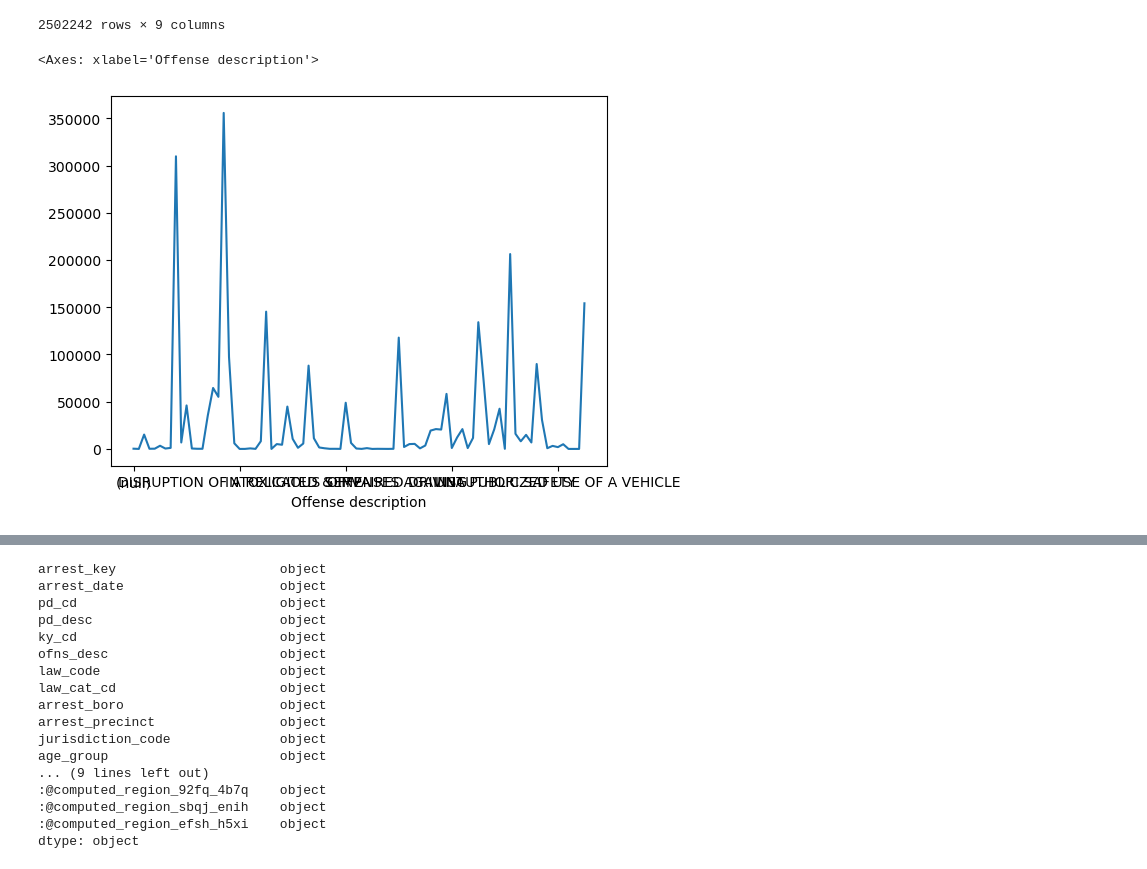
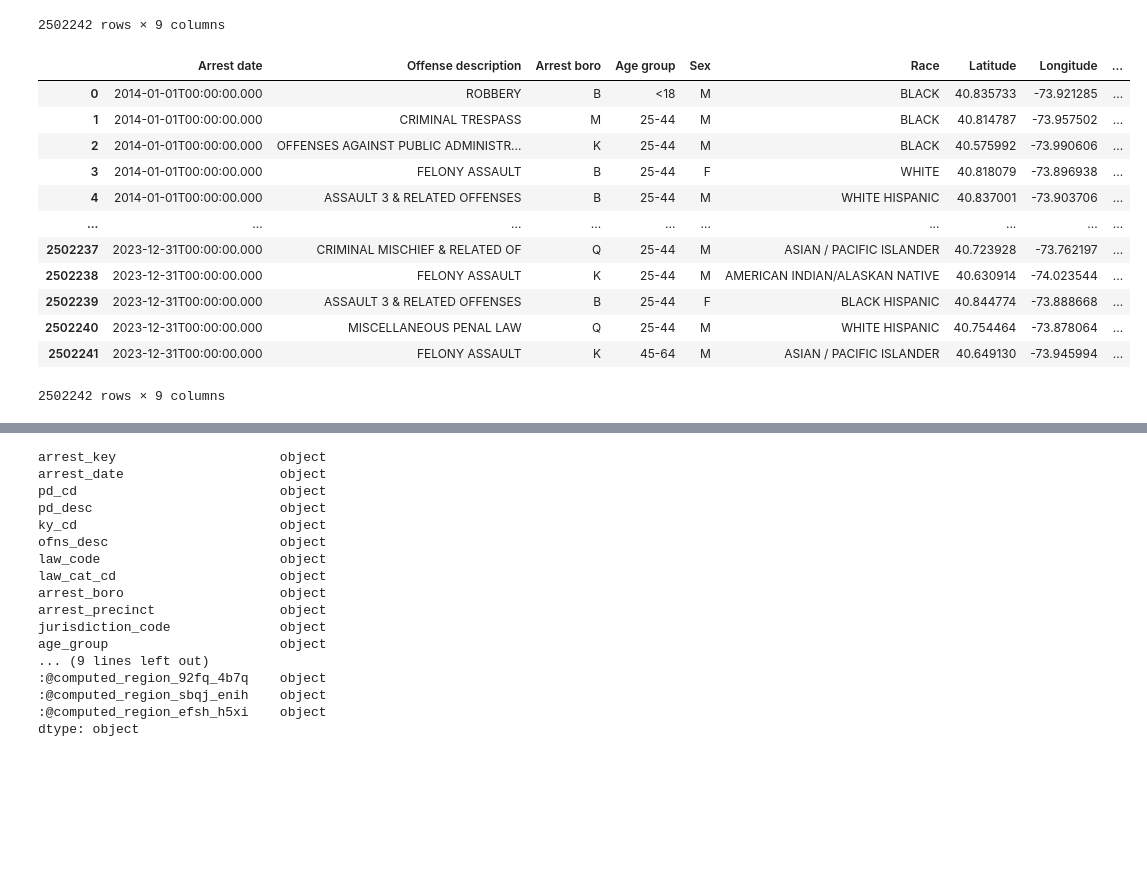
Before and after one commit to amos6224/group5-project1, a Jupyter notebook: group5-project1.ipynb, the cells around one changed output, grey strips where cells are left out. Cells and saved outputs as stored; diff of their text form; code cells hidden in the pictures; blank space fills up the shorter version.

```diff
--- a/group5-project1.ipynb
+++ b/group5-project1.ipynb
@@ -114,9 +114,3 @@ historical_df
 | 2502240 | 2023-12-31T00:00:00.000 | MISCELLANEOUS PENAL LAW | Q | 25-44 | M | WHITE HISPANIC | 40.754464 | -73.878064 | ... |
 | 2502241 | 2023-12-31T00:00:00.000 | FELONY ASSAULT | K | 45-64 | M | ASIAN / PACIFIC ISLANDER | 40.64913 | -73.945994 | ... |
 2502242 rows × 9 columns
-# %%
-grouped_sex_offence_2023 = historical_df.groupby('Offense description').size()
-grouped_sex_offence_2023.plot()
-# %% [output]
-<Axes: xlabel='Offense description'>
-[figure, removed]
@@ -122,0 +120,17 @@ grouped_sex_offence_2023.plot()
+# %%
+historical_df_from_file = pd.read_csv("./output/2023_data.csv")
+historical_df_from_file
+# %% [output]
+|  | Arrest date | Offense description | Arrest boro | Age group | Sex | Race | Latitude | Longitude | ... |
+| 0 | 2014-01-01T00:00:00.000 | ROBBERY | B | <18 | M | BLACK | 40.835733 | -73.921285 | ... |
+| 1 | 2014-01-01T00:00:00.000 | CRIMINAL TRESPASS | M | 25-44 | M | BLACK | 40.814787 | -73.957502 | ... |
+| 2 | 2014-01-01T00:00:00.000 | OFFENSES AGAINST PUBLIC ADMINISTR... | K | 25-44 | M | BLACK | 40.575992 | -73.990606 | ... |
+| 3 | 2014-01-01T00:00:00.000 | FELONY ASSAULT | B | 25-44 | F | WHITE | 40.818079 | -73.896938 | ... |
+| 4 | 2014-01-01T00:00:00.000 | ASSAULT 3 & RELATED OFFENSES | B | 25-44 | M | WHITE HISPANIC | 40.837001 | -73.903706 | ... |
+| ... | ... | ... | ... | ... | ... | ... | ... | ... | ... |
+| 2502237 | 2023-12-31T00:00:00.000 | CRIMINAL MISCHIEF & RELATED OF | Q | 25-44 | M | ASIAN / PACIFIC ISLANDER | 40.723928 | -73.762197 | ... |
+| 2502238 | 2023-12-31T00:00:00.000 | FELONY ASSAULT | K | 25-44 | M | AMERICAN INDIAN/ALASKAN NATIVE | 40.630914 | -74.023544 | ... |
+| 2502239 | 2023-12-31T00:00:00.000 | ASSAULT 3 & RELATED OFFENSES | B | 25-44 | F | BLACK HISPANIC | 40.844774 | -73.888668 | ... |
+| 2502240 | 2023-12-31T00:00:00.000 | MISCELLANEOUS PENAL LAW | Q | 25-44 | M | WHITE HISPANIC | 40.754464 | -73.878064 | ... |
+| 2502241 | 2023-12-31T00:00:00.000 | FELONY ASSAULT | K | 45-64 | M | ASIAN / PACIFIC ISLANDER | 40.649130 | -73.945994 | ... |
+2502242 rows × 9 columns
```
Also changed, not shown: parts of 2 cells of this notebook.
